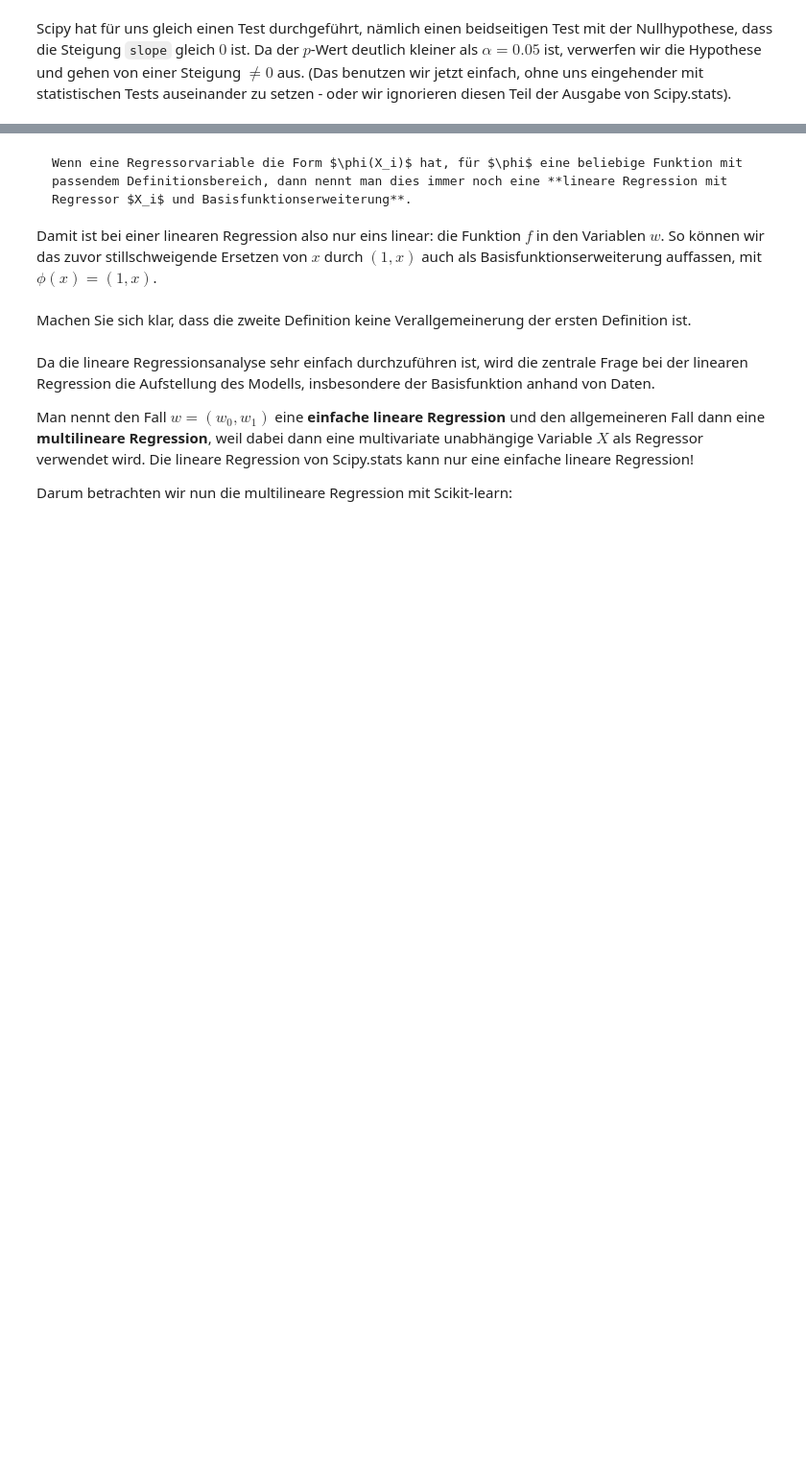
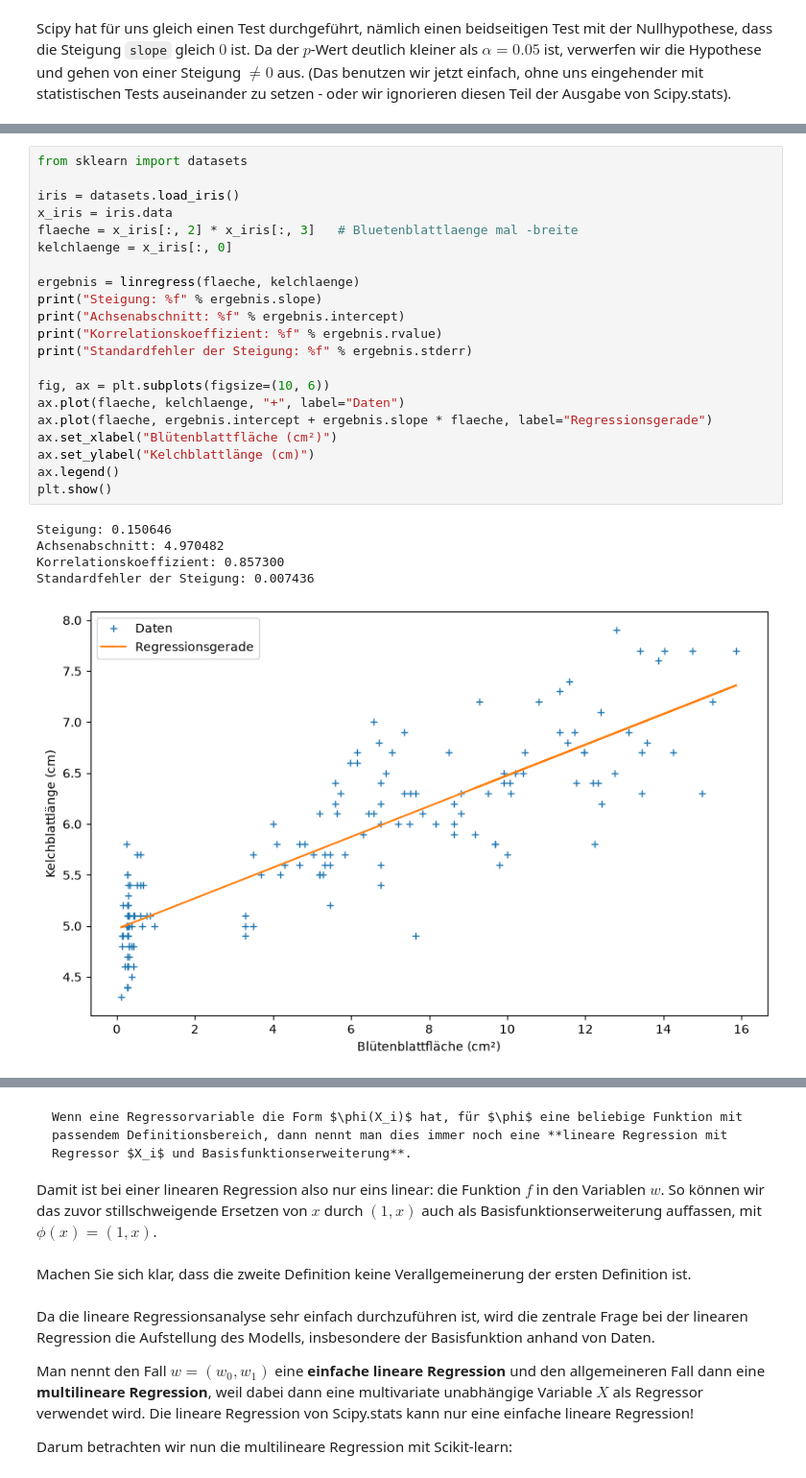
Before and after one commit to konradvoelkel/ds-skript-mirror, a Jupyter notebook: lineare-regression.ipynb, the cells around one changed output, grey strips where cells are left out. Shown at 96% size. Drawn from its saved outputs; the diff is of its cells as text; blank space fills up the shorter version.

```diff
--- a/lineare-regression.ipynb
+++ b/lineare-regression.ipynb
@@ -200,0 +219,27 @@ Scipy hat für uns gleich einen Test durchgeführt, nämlich einen beidseitigen
+# %%
+from sklearn import datasets
+
+iris = datasets.load_iris()
+x_iris = iris.data
+flaeche = x_iris[:, 2] * x_iris[:, 3]   # Bluetenblattlaenge mal -breite
+kelchlaenge = x_iris[:, 0]
+
+ergebnis = linregress(flaeche, kelchlaenge)
+print("Steigung: %f" % ergebnis.slope)
+print("Achsenabschnitt: %f" % ergebnis.intercept)
+print("Korrelationskoeffizient: %f" % ergebnis.rvalue)
+print("Standardfehler der Steigung: %f" % ergebnis.stderr)
+
+fig, ax = plt.subplots(figsize=(10, 6))
+ax.plot(flaeche, kelchlaenge, "+", label="Daten")
+ax.plot(flaeche, ergebnis.intercept + ergebnis.slope * flaeche, label="Regressionsgerade")
+ax.set_xlabel("Blütenblattfläche (cm²)")
+ax.set_ylabel("Kelchblattlänge (cm)")
+ax.legend()
+plt.show()
+# %% [output]
+Steigung: 0.150646
+Achsenabschnitt: 4.970482
+Korrelationskoeffizient: 0.857300
+Standardfehler der Steigung: 0.007436
+[figure, added]
```
Also changed, not shown: parts of 7 cells of this notebook, 13 other files.
